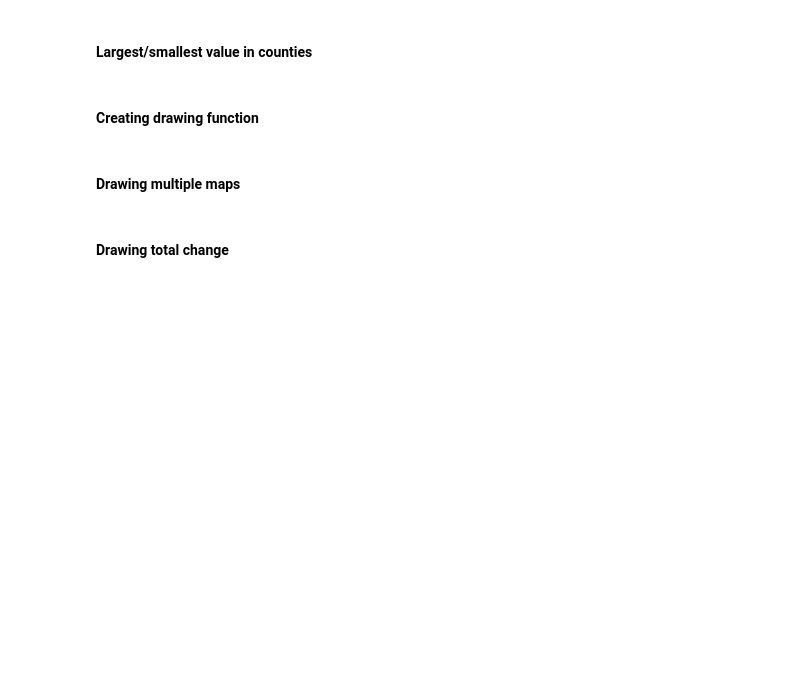
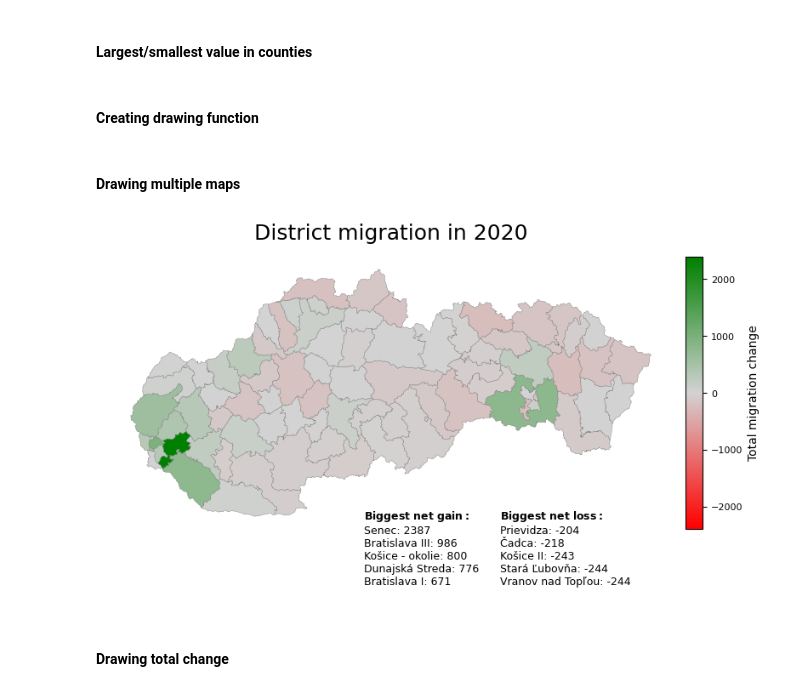
Before and after one commit to jatofi-official/migration-eu-analysis, a Jupyter notebook: Notebooks/Slovakia/district_migration.ipynb, the cells around one changed output. Cells and saved outputs as stored; diff of their text form; code cells hidden in the pictures; blank space fills up the shorter version.

```diff
--- a/Notebooks/Slovakia/district_migration.ipynb
+++ b/Notebooks/Slovakia/district_migration.ipynb
@@ -58,7 +68,7 @@ def district_value_total(table,ascending = True):
 from matplotlib.colors import Normalize, LinearSegmentedColormap
 from mpl_toolkits.axes_grid1 import make_axes_locatable
 
-def draw_districts(table, target_column, color_scheme="rgb", title_label="", colorbar_label="Value",fixed_max_value=None,filename="False"):
+def draw_districts(table, target_column, title_label="", colorbar_label="Value",fixed_max_value=None,filename="False"):
     if fixed_max_value is None:
         max_value = max([abs(x) for x in table[target_column]])
         # print("Max value: ",max_value)
@@ -98,8 +108,8 @@ def draw_districts(table, target_column, color_scheme="rgb", title_label="", col
         spine.set_linewidth(1)
 
     #Net gain and loss
-    gain_table = districts_net_migration.sort_values(str(target_column),ascending=False).head()
-    loss_table = districts_net_migration.sort_values(str(target_column),ascending=False).tail()
+    gain_table = table.sort_values(str(target_column),ascending=False).head()
+    loss_table = table.sort_values(str(target_column),ascending=False).tail()
 
     #constant, change here:
     n_districts = 5
@@ -135,15 +145,17 @@ def draw_districts(table, target_column, color_scheme="rgb", title_label="", col
 # %%
 # for year in range(1995,2024,1):
 #     draw_districts(districts_net_migration, str(year), title_label="District migration in "+str(year), colorbar_label="Total migration change",fixed_max_value=None,filename="Migration/Relative/district_migration_change_"+str(year))
 
 # for year in range(1995,2024,1):
 #     draw_districts(districts_net_migration, str(year), title_label="District migration in "+str(year), colorbar_label="Total migration change",fixed_max_value=3000,filename="Migration/Uniform/uniform_district_migration_change_"+str(year))
 
 # draw_districts(districts_net_migration, str(1993), title_label="District migration in "+str(1993), colorbar_label="Total migration change",fixed_max_value=None,filename="Migration/Relative/district_migration_change_"+str(1993))
 # draw_districts(districts_net_migration, str(1993), title_label="District migration in "+str(1993), colorbar_label="Total migration change",fixed_max_value=3000,filename="Migration/Uniform/uniform_district_migration_change_"+str(1993))
 
 
-# draw_districts(districts_net_migration, str(2020), title_label="District migration in "+str(2020), colorbar_label="Total migration change",filename="")
+draw_districts(districts_net_migration, str(2020), title_label="District migration in "+str(2020), colorbar_label="Total migration change",filename="")
+# %% [output]
+[figure, added]
 # %% [markdown]
 #### Drawing total change
 # %%
```
Also changed, not shown: parts of 4 cells of this notebook, 1 other file.
